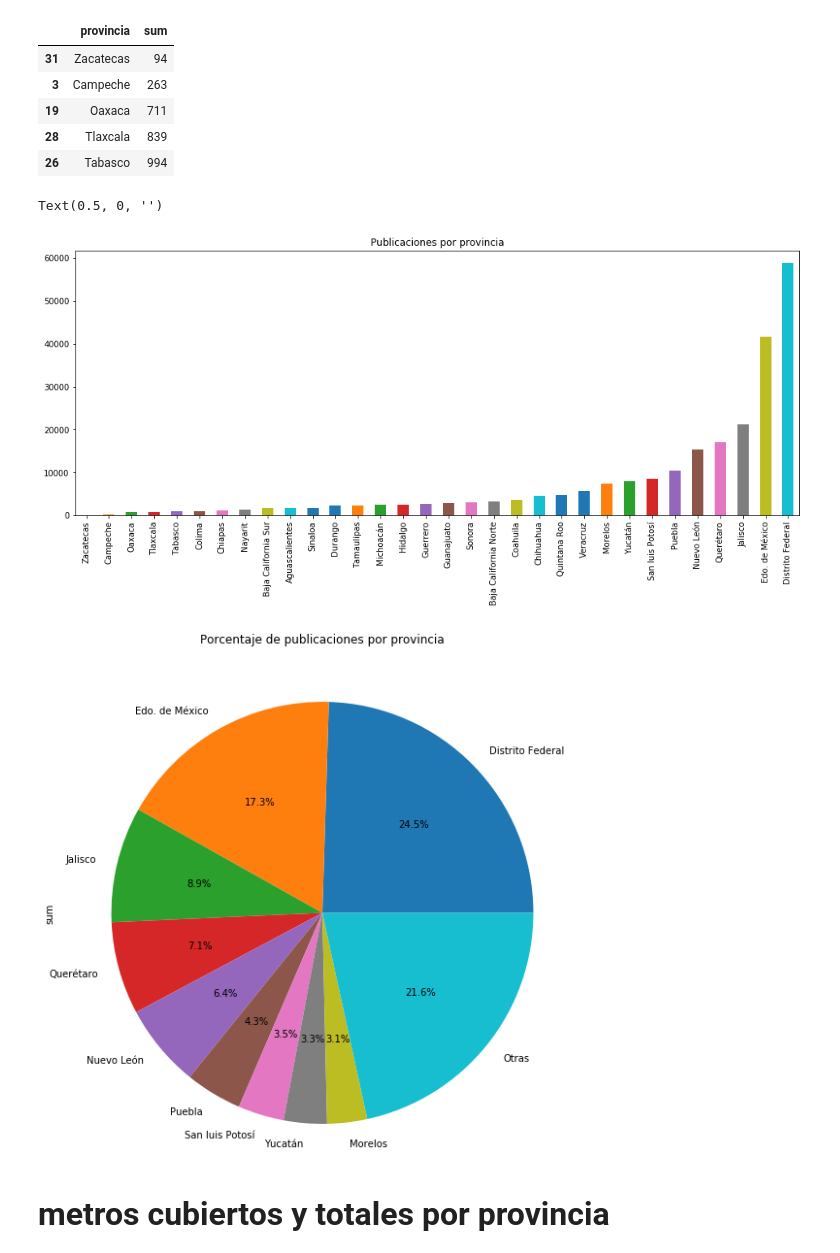
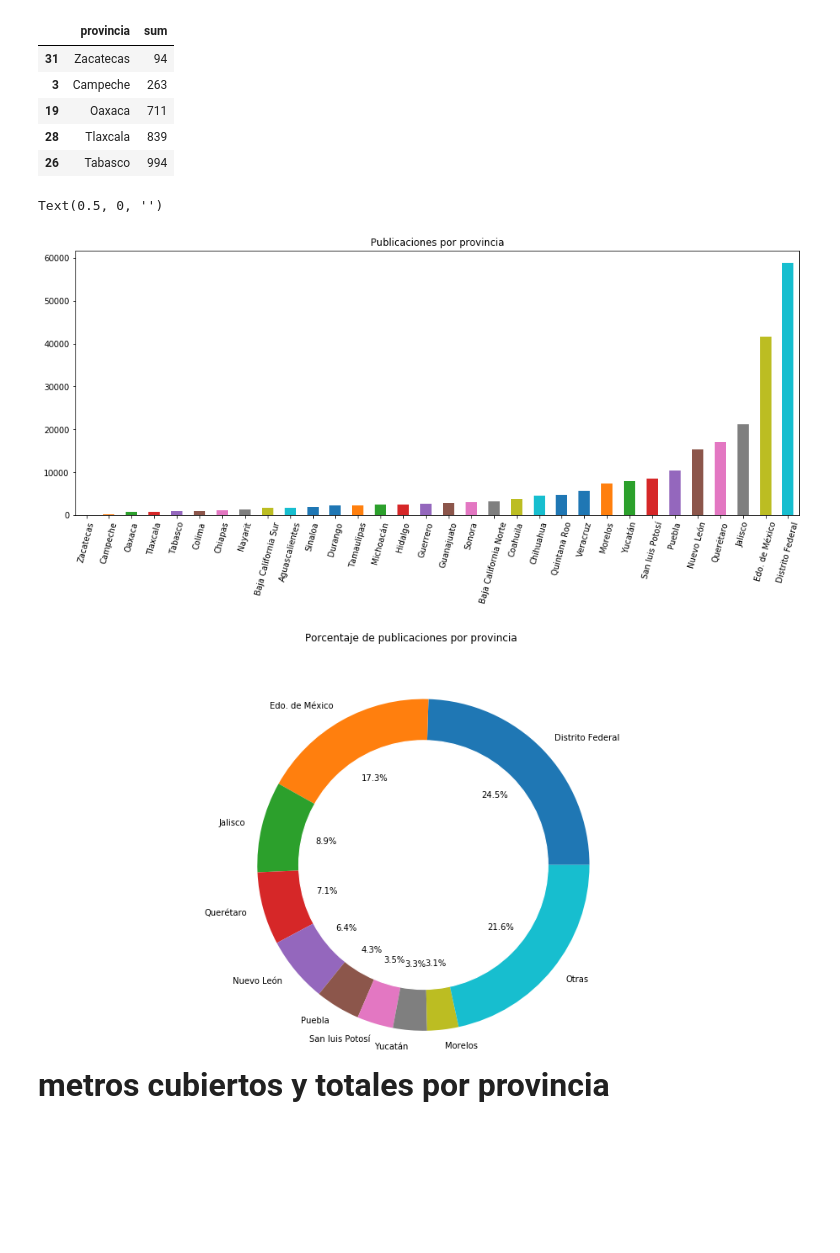
Before and after one commit to PBrrtrn/7506-organizacion-de-datos, a Jupyter notebook: src/exp/exploracion_por_provincia.ipynb, the cells around one changed output. Cells and saved outputs as stored; diff of their text form; code cells hidden in the pictures; blank space fills up the shorter version.

```diff
--- a/src/exp/exploracion_por_provincia.ipynb
+++ b/src/exp/exploracion_por_provincia.ipynb
@@ -58,21 +58,30 @@ propiedades_por_provincia_cured.head()
 | 28 | Tlaxcala | 839 |
 | 26 | Tabasco | 994 |
 # %%
-ax = propiedades_por_provincia_cured.plot.bar(x = 'provincia', y= 'sum', title = 'Publicaciones por provincia', legend = False, figsize =[16,6])
+ax = propiedades_por_provincia_cured.plot.bar(x = 'provincia', y= 'sum', title = 'Publicaciones por provincia', legend = False, figsize =[16,6], rot = 75)
 ax.xaxis.set_label_text("")
 # %% [output]
 Text(0.5, 0, '')
-[figure, old version]
+[figure, new version]
 # %%
 porcentaje_provincias = propiedades_por_provincia_cured.nlargest(9,'sum')
 otros = propiedades_por_provincia_cured.nsmallest((data['provincia'].nunique())-9,'sum')
 otros['provincia'] = 'Otras'
 otros = otros.groupby(['provincia']).agg({"sum":"sum"}).reset_index()
 porcentaje_provincias = porcentaje_provincias.append(otros)
-porcentaje_provincias.plot.pie(labels = porcentaje_provincias['provincia'],y = 'sum',autopct='%1.1f%%',title = 'Porcentaje de publicaciones por provincia', figsize =[10,10], legend = False)
 
-#liberar memoria
-porcentaje_provincias = None
-propiedades_por_provincia_cured = None
+plt.pie(porcentaje_provincias['sum'], labels=porcentaje_provincias['provincia'], radius = 1,
+        autopct='%1.1f%%')
+
+#draw a circle at the center of pie to make it look like a donut
+centre_circle = plt.Circle((0,0),0.75,color='white', fc='white',linewidth=1.25)
+fig = plt.gcf()
+fig.gca().add_artist(centre_circle)
+fig.set_size_inches(16, 8)
+fig.suptitle('Porcentaje de publicaciones por provincia')
+
+# Set aspect ratio to be equal so that pie is drawn as a circle.
+plt.axis('equal')
+plt.show()
 # %% [output]
-[figure, old version]
+[figure, new version]
```
Also changed, not shown: parts of 4 cells of this notebook.
